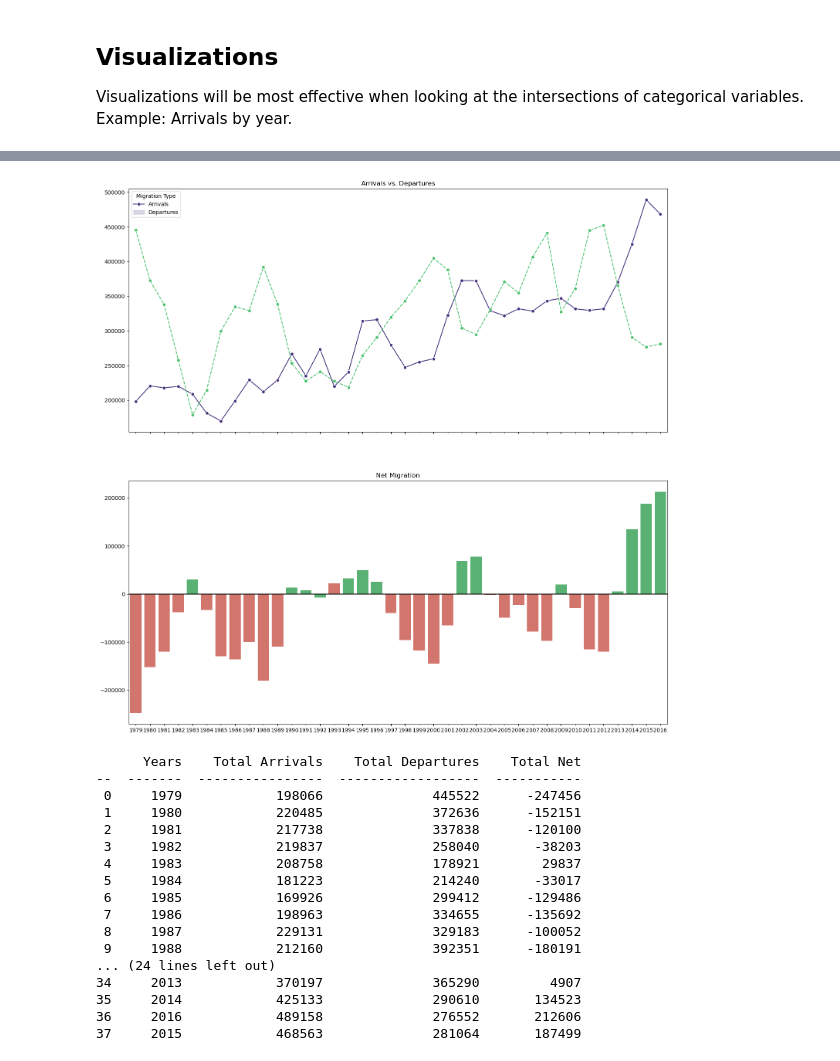
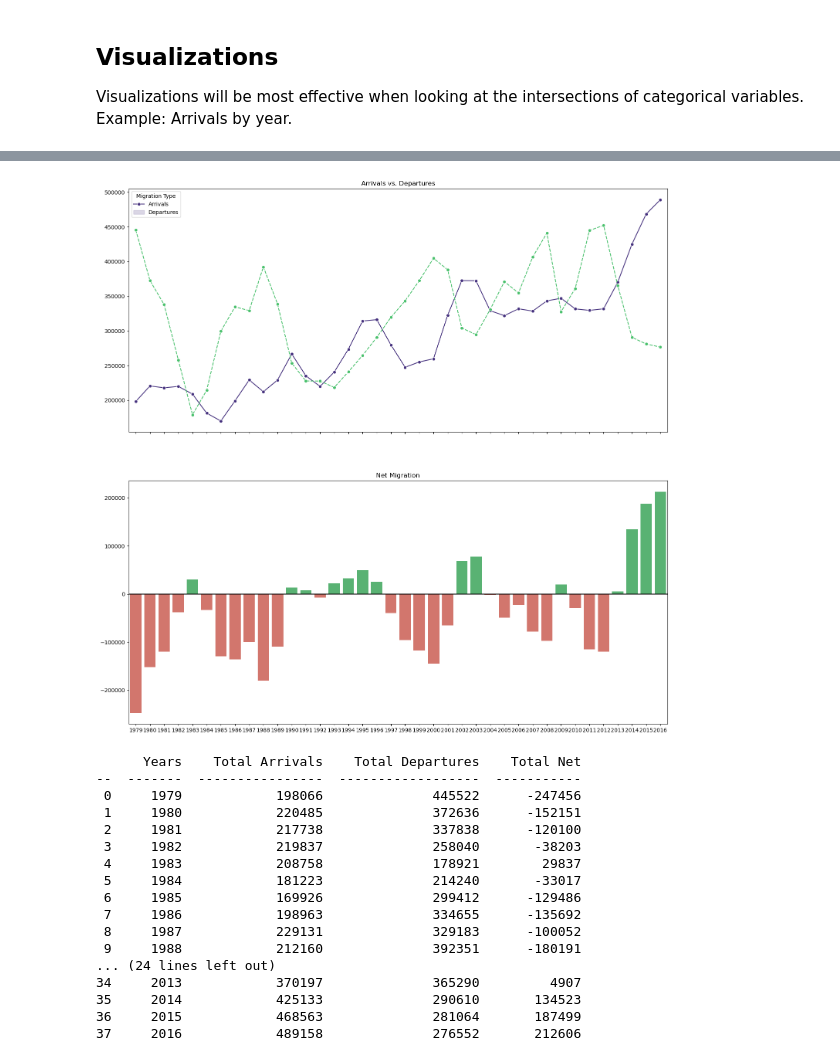
Before and after one commit to lammypi/Data-Science-Explorations, a Jupyter notebook: nz-migration-stats.ipynb, the cells around one changed output, grey strips where cells are left out. Saved outputs shown, nothing was run; the diff lists cells and outputs as text; code cells hidden in the pictures.

Commit message:
Kaggle Notebook | NZ Migration Stats | Version 6

```diff
--- a/nz-migration-stats.ipynb
+++ b/nz-migration-stats.ipynb
@@ -153,14 +177,18 @@ Visualizations will be most effective when looking at the intersections of categ
 # %%
 # Years
 years = [*data.Year.unique()]
+years = sorted(years, reverse = False) # Do this step to ensure years are correctly sorted in ascending order
 
 # Measures
 measures = [*data.Measure.unique()]
 # %%
 # Function to calculate measure sum based on year
-def measurePerYear(measure, year):
-    # Summation
-    #this_sum = int(data['Value'].loc[(data['Measure']==measure) & (data['Year']==year)].sum())
+def measurePerYear(measure, year) -> int:
+    """
+        measure is "Arrivals", "Departures", or "Net"
+        year in any int64 from 1979 thru 2016 that appears in years
+
+    """
     # Return
     return int(data['Value'].loc[(data['Measure']==measure) & (data['Year']==year)].sum())
 # %%
@@ -177,35 +205,31 @@ for y in years:
     net_per_year.append(measurePerYear('Net', y))
 # %%
 ### Arrivals vs. Departures vs. Net
-# Special palette controls for net migration chart
-loss_colors = sns.color_palette('flare')
-colors = [loss_colors if x < 0 else palette for x in years]
-
 # Make subplots
 fig, (ax0, ax1) = plt.subplots(nrows=2, figsize = (18,18), sharex = True)
 
 # Plots
 sns.lineplot(data = [arrivals_per_year, departures_per_year],
              marker = "o",
              linestyle = 'dashed',
              palette = [palette[0], palette[4]],
              ax = ax0)
 # Set the line chart title
 ax0.set_title('Arrivals vs. Departures')
 # Fix the legend
 ax0.legend(title = "Migration Type", labels = ['Arrivals', 'Departures'])
 
 # Centered barplot
 sns.barplot(x=years, y=net_per_year, palette=[loss_colors[1] if y < 0 else palette[4] for y in net_per_year], ax=ax1)
 # Center the axis
 ax1.axhline(0, color = "black")
 # Set the title for the barplot
 ax1.set_title("Net Migration")
 
 # View
 fig.show()
 # %% [output]
-[figure, old version]
+[figure, new version]
 # %%
 ### Create a table for plain language
 # Compile necessary columsn into a dataframe
@@ -231,5 +255,5 @@ print(tbl.tabulate(yearly_migration_summary,
 ... (24 lines left out)
 34     2013            370197              365290         4907
 35     2014            425133              290610       134523
-36     2016            489158              276552       212606
-37     2015            468563              281064       187499
+36     2015            468563              281064       187499
+37     2016            489158              276552       212606
```
Also changed, not shown: parts of 13 cells of this notebook.
